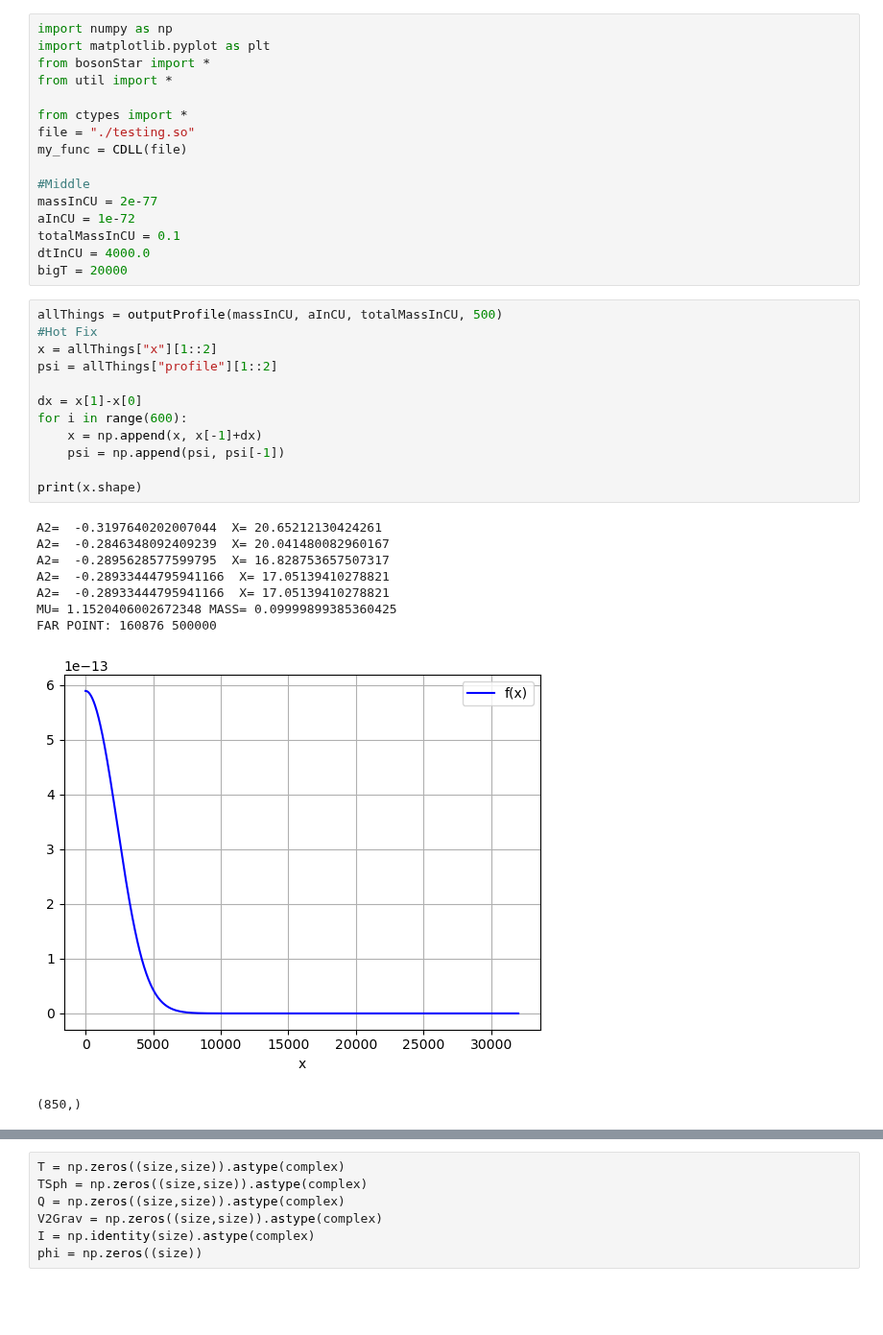
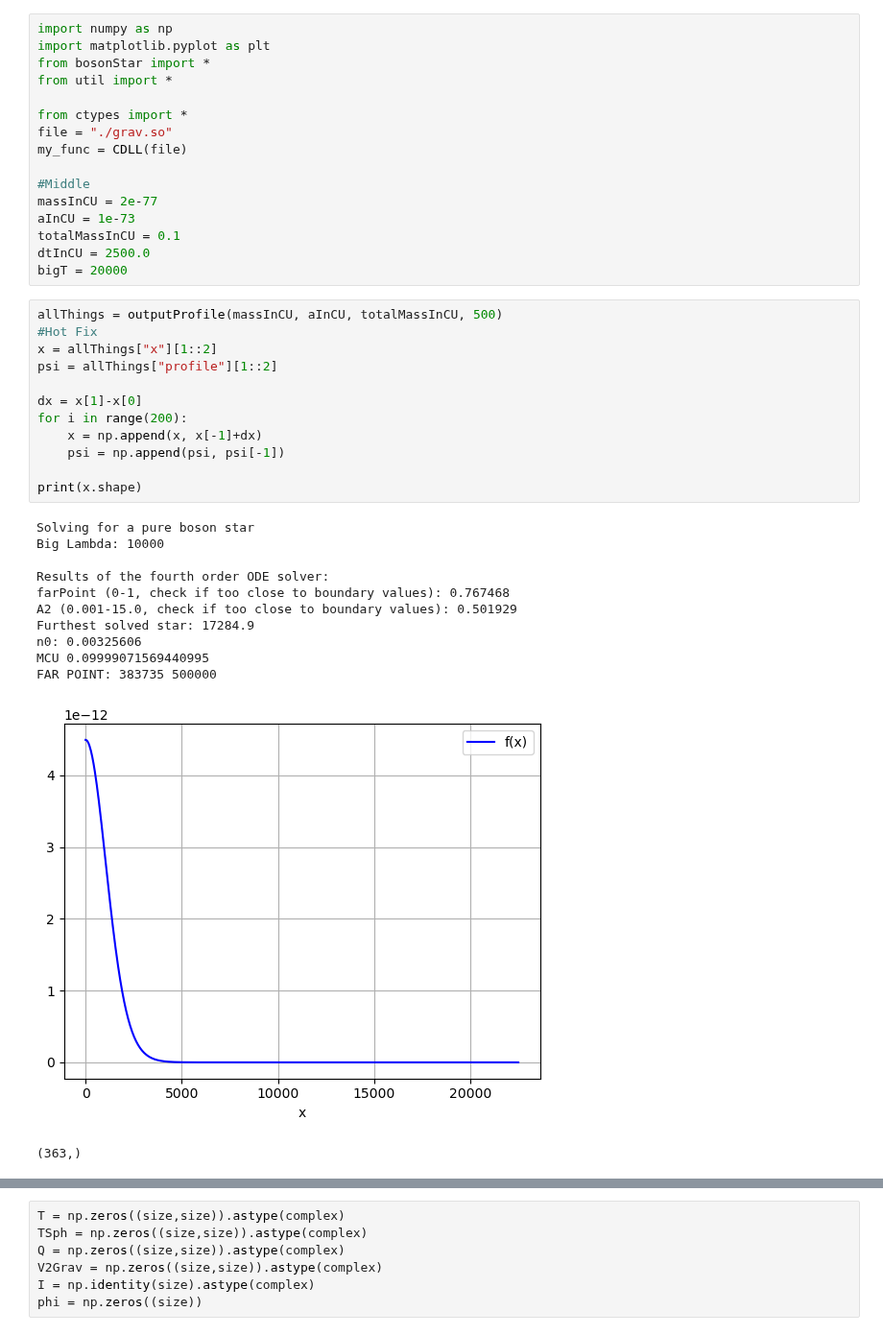
Before and after one commit to bkklee/BosonStar, a Jupyter notebook: Crank-Nicolson_v3.ipynb, the cells around one changed output, grey strips where cells are left out. Shown at 96% size. Drawn from its saved outputs; the diff is of its cells as text; blank space fills up the shorter version.

```diff
--- a/Crank-Nicolson_v3.ipynb
+++ b/Crank-Nicolson_v3.ipynb
@@ -5,37 +5,40 @@ from bosonStar import *
 from util import *
 
 from ctypes import *
-file = "./testing.so"
+file = "./grav.so"
 my_func = CDLL(file)
 
 #Middle
 massInCU = 2e-77
-aInCU = 1e-72
+aInCU = 1e-73
 totalMassInCU = 0.1
-dtInCU = 4000.0
+dtInCU = 2500.0
 bigT = 20000
 # %%
 allThings = outputProfile(massInCU, aInCU, totalMassInCU, 500)
 #Hot Fix
 x = allThings["x"][1::2]
 psi = allThings["profile"][1::2]
 
 dx = x[1]-x[0]
-for i in range(600):
+for i in range(200):
     x = np.append(x, x[-1]+dx)
     psi = np.append(psi, psi[-1])
 
 print(x.shape)
 # %% [output]
-A2=  -0.3197640202007044  X= 20.65212130424261
-A2=  -0.2846348092409239  X= 20.041480082960167
-A2=  -0.2895628577599795  X= 16.828753657507317
-A2=  -0.28933444795941166  X= 17.05139410278821
-A2=  -0.28933444795941166  X= 17.05139410278821
-MU= 1.1520406002672348 MASS= 0.09999899385360425
-FAR POINT: 160876 500000
+Solving for a pure boson star
+Big Lambda: 10000
+
+Results of the fourth order ODE solver:
+farPoint (0-1, check if too close to boundary values): 0.767468
+A2 (0.001-15.0, check if too close to boundary values): 0.501929
+Furthest solved star: 17284.9
+n0: 0.00325606
+MCU 0.09999071569440995
+FAR POINT: 383735 500000
-[figure, old version]
+[figure, new version]
-(850,)
+(363,)
 # %%
 totalMass = massSIToPlanckUnit(massCodeUnitToSI(totalMassInCU))
 m = massSIToPlanckUnit(massCodeUnitToSI(massInCU))
```
Also changed, not shown: parts of 8 cells of this notebook, 9 other files.
